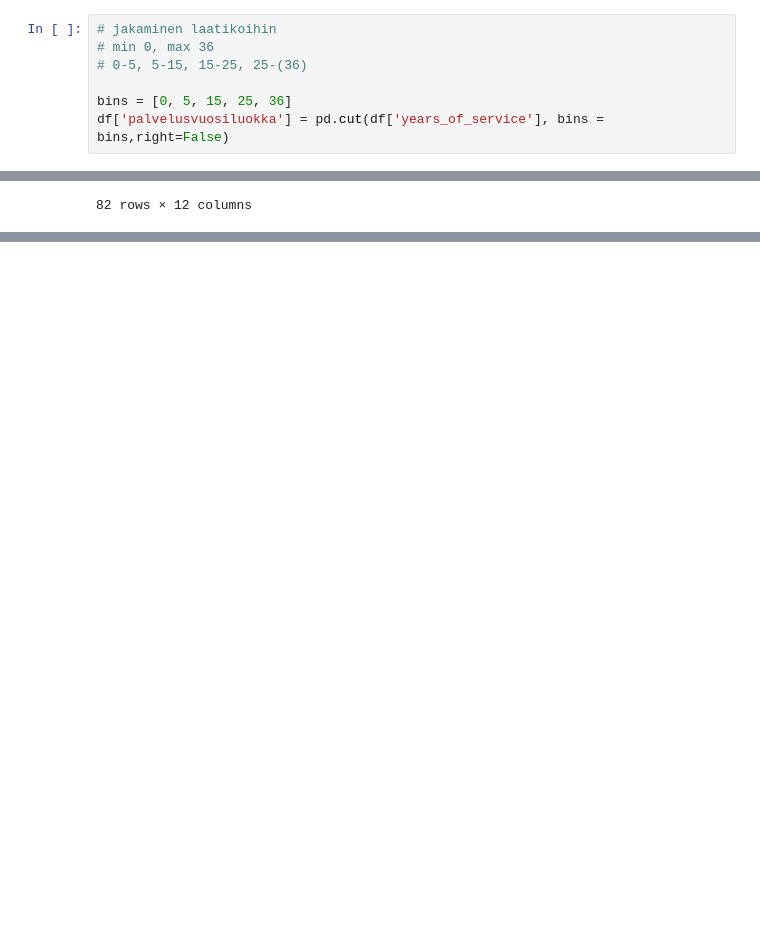
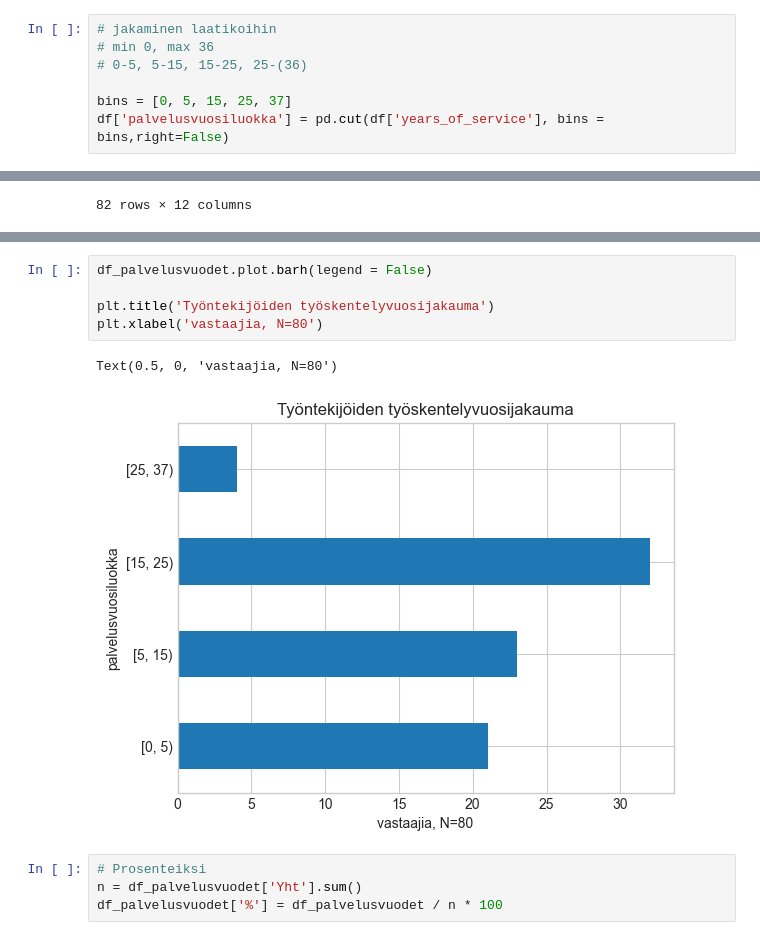
Before and after one commit to Hildura/Tiedonk-sittely-Pytjonilla-Ryhm-5, a Jupyter notebook: Projekti/Analyzing_WorkPlaceSatisfactionSurveyData.ipynb, the cells around one changed output, grey strips where cells are left out. Cells and saved outputs as stored; diff of their text form; blank space fills up the shorter version.

```diff
--- a/Projekti/Analyzing_WorkPlaceSatisfactionSurveyData.ipynb
+++ b/Projekti/Analyzing_WorkPlaceSatisfactionSurveyData.ipynb
@@ -279,7 +282,7 @@ Text(0.5, 0, 'Palvelusvuodet, n=80')
 # min 0, max 36
 # 0-5, 5-15, 15-25, 25-(36)
 
-bins = [0, 5, 15, 25, 36]
+bins = [0, 5, 15, 25, 37]
 df['palvelusvuosiluokka'] = pd.cut(df['years_of_service'], bins = bins,right=False)
 # %%
 df
@@ -316,0 +316,12 @@ df_palvelusvuodet
+# %%
+df_palvelusvuodet.plot.barh(legend = False)
+
+plt.title('Työntekijöiden työskentelyvuosijakauma')
+plt.xlabel('vastaajia, N=80')
+# %% [output]
+Text(0.5, 0, 'vastaajia, N=80')
+[figure, added]
+# %%
+# Prosenteiksi
+n = df_palvelusvuodet['Yht'].sum()
+df_palvelusvuodet['%'] = df_palvelusvuodet / n * 100
```
Also changed, not shown: parts of 16 cells of this notebook.
